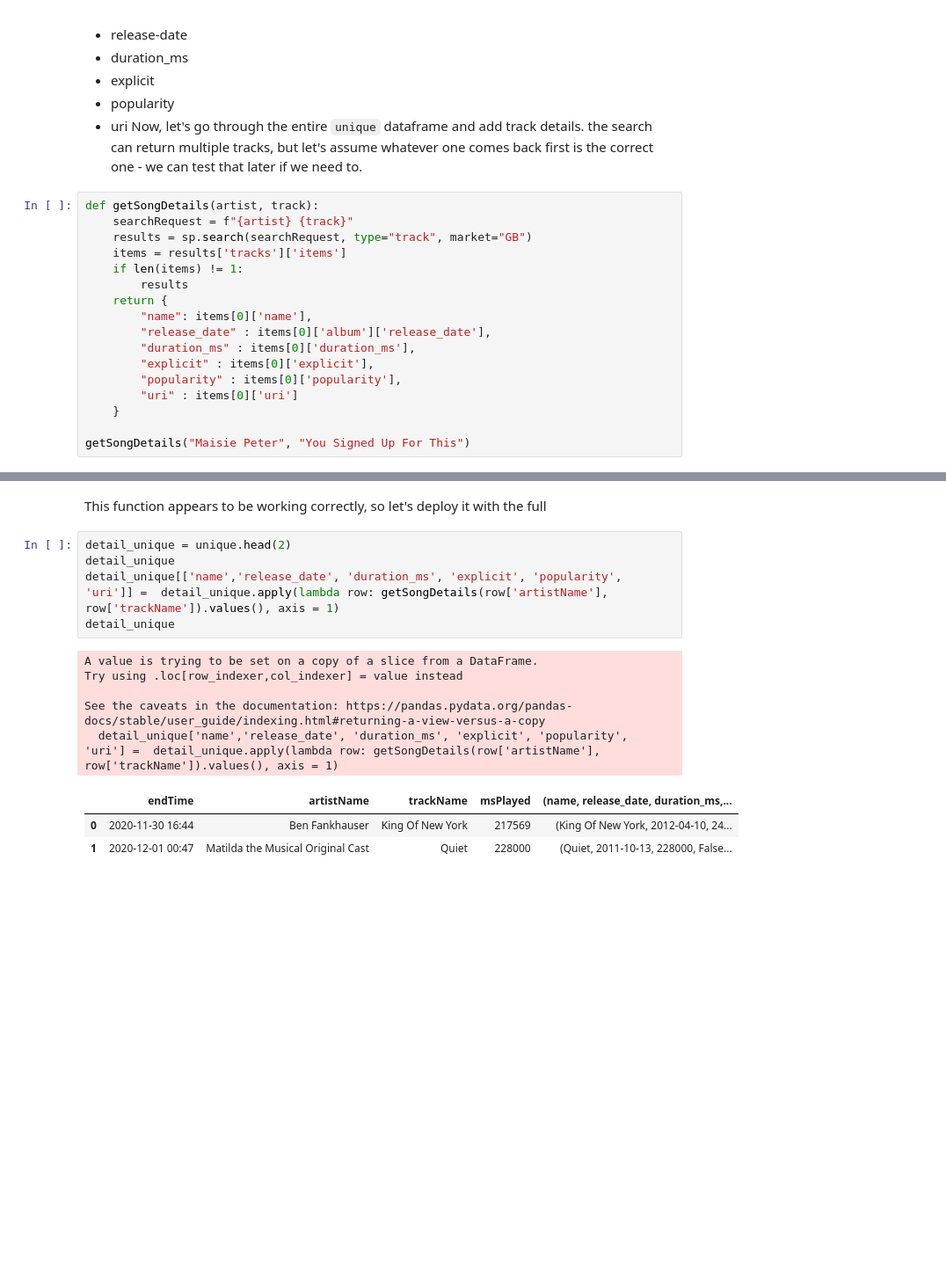
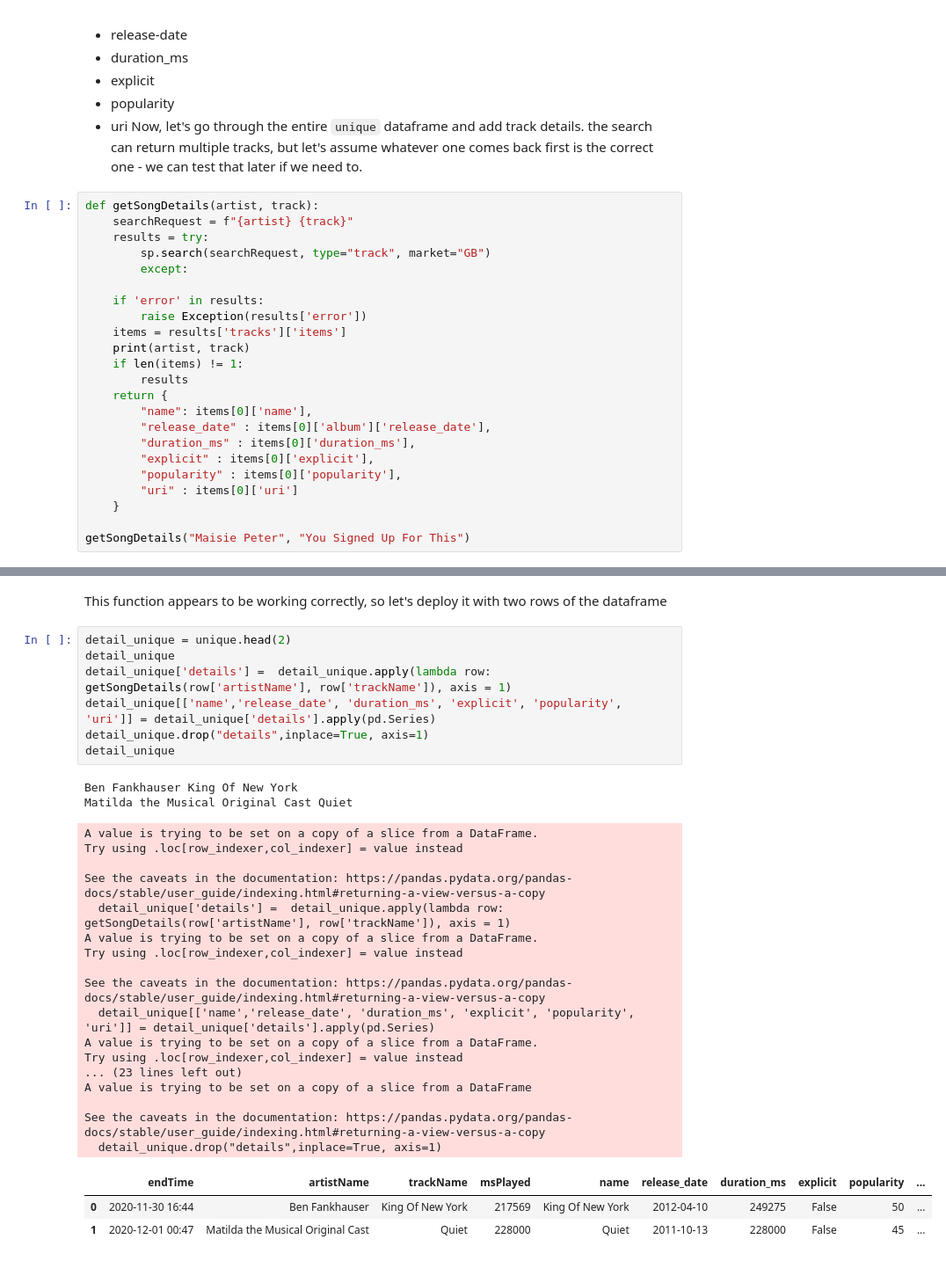
Before and after one commit to aeroniemi/sdpa-coursework, a Jupyter notebook: dataAnalytics/index.ipynb, the cells around one changed output, grey strips where cells are left out. Shown at 88% size. Cells and saved outputs as stored; diff of their text form; blank space fills up the shorter version.

```diff
--- a/dataAnalytics/index.ipynb
+++ b/dataAnalytics/index.ipynb
@@ -126,8 +126,14 @@ Now, let's go through the entire `unique` dataframe and add track details. the s
 # %%
 def getSongDetails(artist, track):
     searchRequest = f"{artist} {track}"
-    results = sp.search(searchRequest, type="track", market="GB")
+    results = try:
+        sp.search(searchRequest, type="track", market="GB")
+        except:
+
+    if 'error' in results:
+        raise Exception(results['error'])
     items = results['tracks']['items']
+    print(artist, track)
     if len(items) != 1:
         results
     return {
@@ -150,16 +157,32 @@ getSongDetails("Maisie Peter", "You Signed Up For This")
 # %% [markdown]
-This function appears to be working correctly, so let's deploy it with the full
+This function appears to be working correctly, so let's deploy it with two rows of the dataframe
 # %%
 detail_unique = unique.head(2)
 detail_unique
-detail_unique[['name','release_date', 'duration_ms', 'explicit', 'popularity', 'uri']] =  detail_unique.apply(lambda row: getSongDetails(row['artistName'], row['trackName']).values(), axis = 1)
+detail_unique['details'] =  detail_unique.apply(lambda row: getSongDetails(row['artistName'], row['trackName']), axis = 1)
+detail_unique[['name','release_date', 'duration_ms', 'explicit', 'popularity', 'uri']] = detail_unique['details'].apply(pd.Series)
+detail_unique.drop("details",inplace=True, axis=1)
 detail_unique
 # %% [output]
-A value is trying to be set on a copy of a slice from a DataFrame.
-Try using .loc[row_indexer,col_indexer] = value instead
-
-See the caveats in the documentation: https://pandas.pydata.org/pandas-docs/stable/user_guide/indexing.html#returning-a-view-versus-a-copy
-  detail_unique['name','release_date', 'duration_ms', 'explicit', 'popularity', 'uri'] =  detail_unique.apply(lambda row: getSongDetails(row['artistName'], row['trackName']).values(), axis = 1)
+Ben Fankhauser King Of New York
+Matilda the Musical Original Cast Quiet
+A value is trying to be set on a copy of a slice from a DataFrame.
+Try using .loc[row_indexer,col_indexer] = value instead
+
+See the caveats in the documentation: https://pandas.pydata.org/pandas-docs/stable/user_guide/indexing.html#returning-a-view-versus-a-copy
+  detail_unique['details'] =  detail_unique.apply(lambda row: getSongDetails(row['artistName'], row['trackName']), axis = 1)
+A value is trying to be set on a copy of a slice from a DataFrame.
+Try using .loc[row_indexer,col_indexer] = value instead
+
+See the caveats in the documentation: https://pandas.pydata.org/pandas-docs/stable/user_guide/indexing.html#returning-a-view-versus-a-copy
+  detail_unique[['name','release_date', 'duration_ms', 'explicit', 'popularity', 'uri']] = detail_unique['details'].apply(pd.Series)
+A value is trying to be set on a copy of a slice from a DataFrame.
+Try using .loc[row_indexer,col_indexer] = value instead
+... (23 lines left out)
+A value is trying to be set on a copy of a slice from a DataFrame
+
+See the caveats in the documentation: https://pandas.pydata.org/pandas-docs/stable/user_guide/indexing.html#returning-a-view-versus-a-copy
+  detail_unique.drop("details",inplace=True, axis=1)
-|  | endTime | artistName | trackName | msPlayed | (name, release_date, duration_ms,... |
-| 0 | 2020-11-30 16:44 | Ben Fankhauser | King Of New York | 217569 | (King Of New York, 2012-04-10, 24... |
-| 1 | 2020-12-01 00:47 | Matilda the Musical Original Cast | Quiet | 228000 | (Quiet, 2011-10-13, 228000, False... |
+|  | endTime | artistName | trackName | msPlayed | name | release_date | duration_ms | explicit | popularity | ... |
+| 0 | 2020-11-30 16:44 | Ben Fankhauser | King Of New York | 217569 | King Of New York | 2012-04-10 | 249275 | False | 50 | ... |
+| 1 | 2020-12-01 00:47 | Matilda the Musical Original Cast | Quiet | 228000 | Quiet | 2011-10-13 | 228000 | False | 45 | ... |
```
Also changed, not shown: parts of 3 cells of this notebook.
